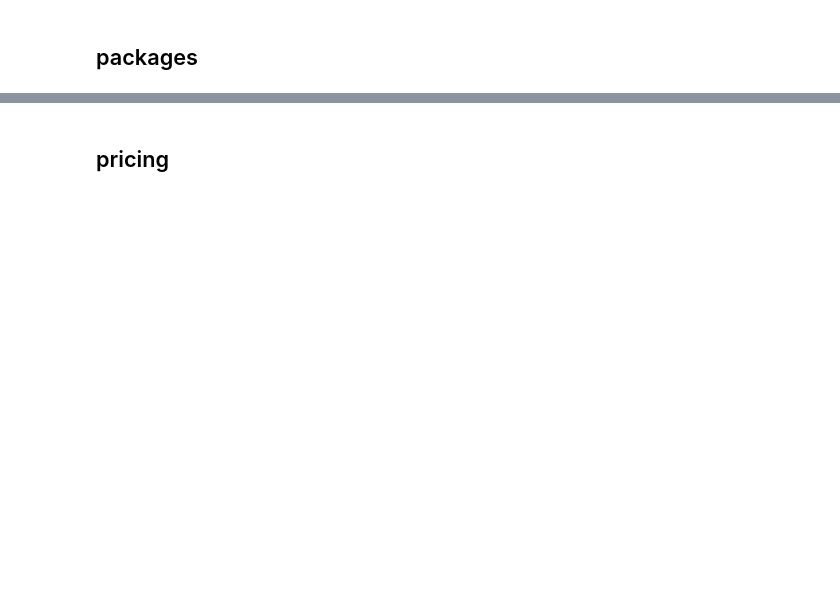
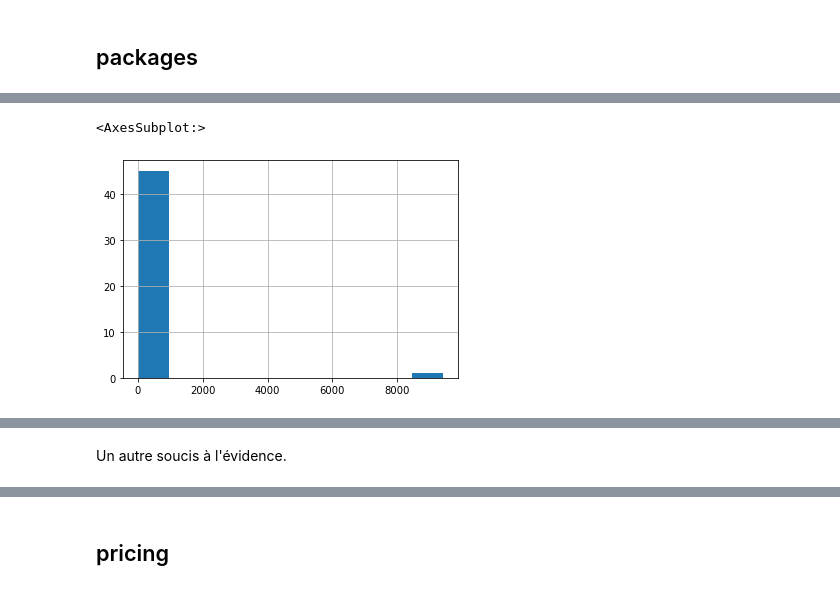
Before and after one commit to maximecharpentierdata/eki-g17, a Jupyter notebook: explo.ipynb, the cells around one changed output, grey strips where cells are left out. Saved outputs shown, nothing was run; the diff lists cells and outputs as text; code cells hidden in the pictures; blank space fills up the shorter version.

```diff
--- a/explo.ipynb
+++ b/explo.ipynb
@@ -197,0 +270,5 @@ packages.head()
+# %%
+packages.package_revenues.hist()
+# %% [output]
+<AxesSubplot:>
+[figure, added]
@@ -197,0 +276,2 @@ packages.head()
+# %% [markdown]
+Un autre soucis à l'évidence.
```
Also changed, not shown: parts of 45 cells of this notebook, 13 other files.
